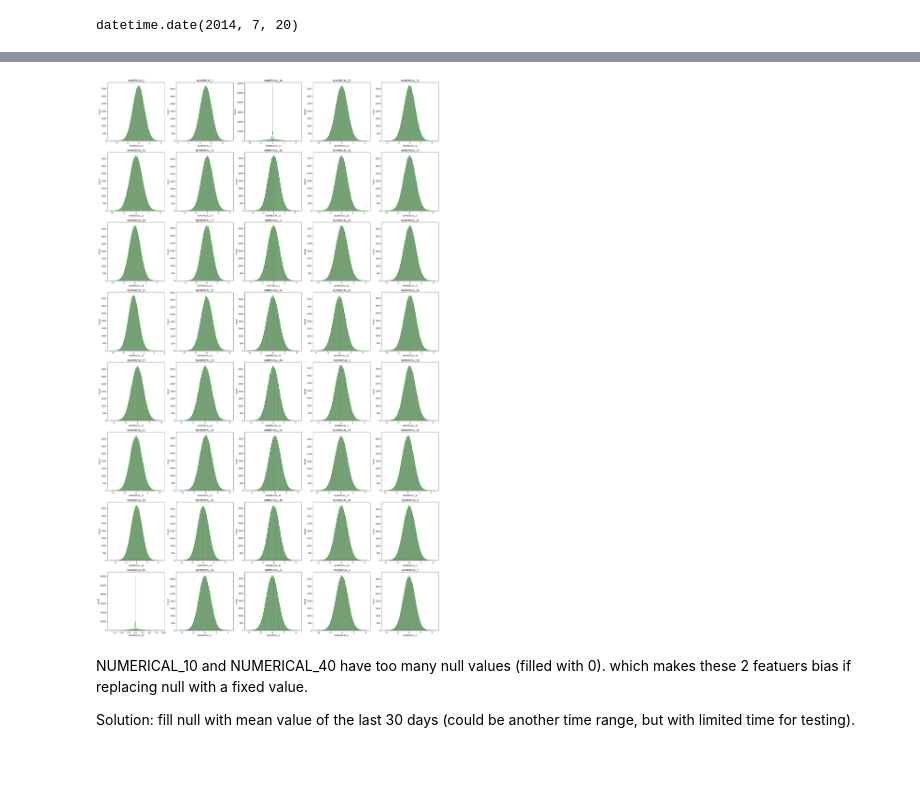
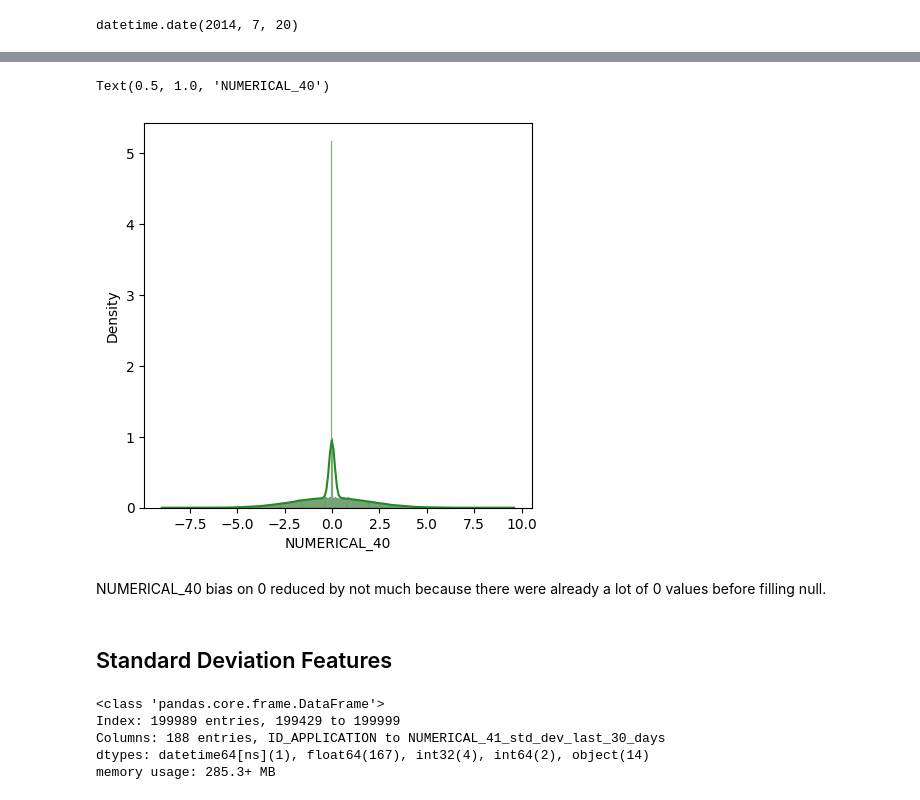
Before and after one commit to duongtruongtrong/hc_ds, a Jupyter notebook: duong_truong_hc_ds_assignment.ipynb, the cells around one changed output, grey strips where cells are left out. Saved outputs shown, nothing was run; the diff lists cells and outputs as text; code cells hidden in the pictures; blank space fills up the shorter version.

Commit message:
Get rid of NUMERICAL_10 because of long period with null. Fill mean last 30 days for NUMERICAL_40 Create standard deviation last 30 days features

```diff
--- a/duong_truong_hc_ds_assignment.ipynb
+++ b/duong_truong_hc_ds_assignment.ipynb
@@ -131,3 +257,6 @@ print(date_list)
  datetime.date(2015, 5, 26) datetime.date(2015, 5, 27)
  datetime.date(2015, 5, 28) datetime.date(2015, 5, 29)
  datetime.date(2015, 5, 30) datetime.date(2015, 5, 31)]
+# %%
+# remove NUMERICAL_10 due to null values in long period of time
+num_features.remove('NUMERICAL_10')
@@ -168,21 +335,7 @@ for d in date_list:
 # %%
 # Numerical -> mean of last 30 days
-
-
-
-
-
-# Categorical -> 'unknown'
-for c in df_raw_col:
-    if df_raw[c].isnull().any():
-
-        # Numerical -> mean of last 30 days
-        if 'NUMERICAL' in c:
-            # NUMERICAL_10 and NUMERICAL_40 have too many null values (filled with 0). which makes these 2 featuers bias if replacing null with a fixed value.
-            # Solution: fill null with mean value of the last 30 days (could be another time range, but with limited time for testing).
-            # df_raw.fillna(value={c: 0}, inplace=True)
-
-
-        # Categorical -> 'unknown'
-        else:
-            df_raw.fillna(value={c: 'unkown'}, inplace=True)
+for c, mean_c in zip(num_features, mean_cols):
+    if df_processed_v2[c].isnull().any():
+        # NUMERICAL_10 and NUMERICAL_40 have too many null values (filled with 0). which makes these 2 featuers bias if replacing null with a fixed value.
+        # Solution: fill null with mean value of the last 30 days (could be another time range, but with limited time for testing).
+        df_processed_v2[c].fillna(value=df_processed_v2[mean_c], inplace=True)
@@ -252,14 +342,36 @@ print(features)
 # %%
-fig, axes = plt.subplots(nrows = 8, ncols = 5)    # axes is 2d array (3x3)
-axes = axes.flatten()         # Convert axes to 1d array of length 9
-fig.set_size_inches(30, 50)
+fig, axes = plt.subplots(nrows = 1, ncols = 1)    # axes is 2d array (9x5)
+# axes = axes.flatten()         # Convert axes to 1d array of length 9
+fig.set_size_inches(5, 5)
 
-for ax, col in zip(axes, num_features):
-  sns.histplot(df_raw[col], ax = ax, color='forestgreen', kde=True)
-  ax.set_title(col)
+col = 'NUMERICAL_40'
+
+sns.histplot(df_processed_v2[col], ax = axes, color='forestgreen', kde=True, stat='density')
+ax.set_title(col)
+
+# for ax, col in zip(axes, ['NUMERICAL_40']):
+#   sns.histplot(df_processed_v2[col], ax = ax, color='forestgreen', kde=True, stat='density')
+#   ax.set_title(col)
 # %% [output]
+Text(0.5, 1.0, 'NUMERICAL_40')
-[figure, old version]
+[figure, new version]
-# %% [markdown]
-NUMERICAL_10 and NUMERICAL_40 have too many null values (filled with 0). which makes these 2 featuers bias if replacing null with a fixed value.
-
-Solution: fill null with mean value of the last 30 days (could be another time range, but with limited time for testing).
+# %% [markdown]
+NUMERICAL_40 bias on 0 reduced by not much because there were already a lot of 0 values before filling null.
+# %% [markdown]
+## Standard Deviation Features
+# %%
+for num_c, mean_c, std_c in zip(num_features, mean_cols, std_cols):
+    std_dev_c = num_c + '_std_dev_last_30_days'
+
+    df_processed_v2[std_dev_c] = (df_processed_v2[num_c] - df_processed_v2[mean_c]) / df_processed_v2[std_c]
+
+    if df_processed_v2[std_dev_c].isnull().any():
+        df_processed_v2[std_dev_c].fillna(value=0, inplace=True)
+
+df_processed_v2.info()
+# %% [output]
+<class 'pandas.core.frame.DataFrame'>
+Index: 199989 entries, 199429 to 199999
+Columns: 188 entries, ID_APPLICATION to NUMERICAL_41_std_dev_last_30_days
+dtypes: datetime64[ns](1), float64(167), int32(4), int64(2), object(14)
+memory usage: 285.3+ MB
```
Also changed, not shown: parts of 32 cells of this notebook.
